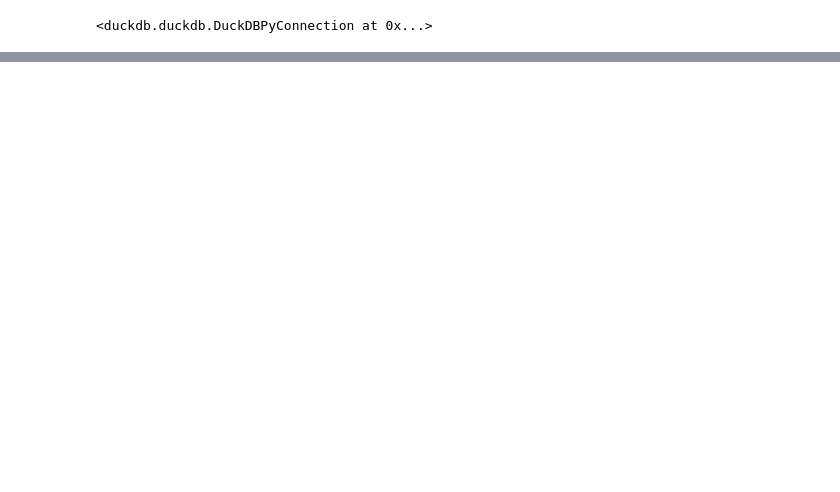
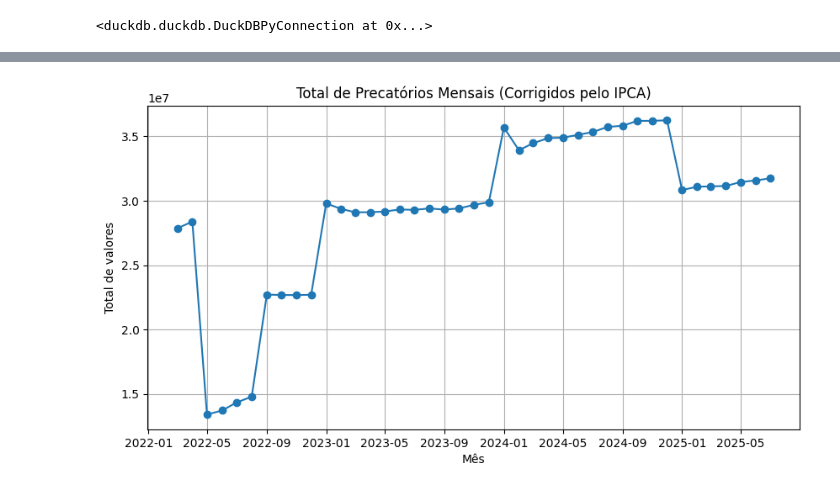
Before and after one commit to PedroJRod/sefin_geop, a Jupyter notebook: notebooks/precatorios.ipynb, the cells around one changed output, grey strips where cells are left out. Drawn from its saved outputs; the diff is of its cells as text; code cells hidden in the pictures; blank space fills up the shorter version.

```diff
--- a/notebooks/precatorios.ipynb
+++ b/notebooks/precatorios.ipynb
@@ -214,3 +224,17 @@ df_precatorios
+# %%
+df_precatorios['DATA'] = pd.to_datetime(
+	df_precatorios.rename(columns={'ANO': 'year', 'MES': 'month'})[['year', 'month']].assign(day=1)
+)
+
+plt.figure(figsize=(10,5))
+plt.plot(df_precatorios['DATA'], df_precatorios['VALOR_CORRIGIDO'], marker='o')
+plt.title("Total de Precatórios Mensais (Corrigidos pelo IPCA)")
+plt.xlabel("Mês")
+plt.ylabel("Total de valores")
+plt.grid(True)
+plt.show()
+# %% [output]
+[figure, added]
 # %%
 anos = sorted(df_precatorios['ANO'].unique(), reverse=True)
 meses = range(1,13)
```
Also changed, not shown: parts of 11 cells of this notebook, 2 other files.
